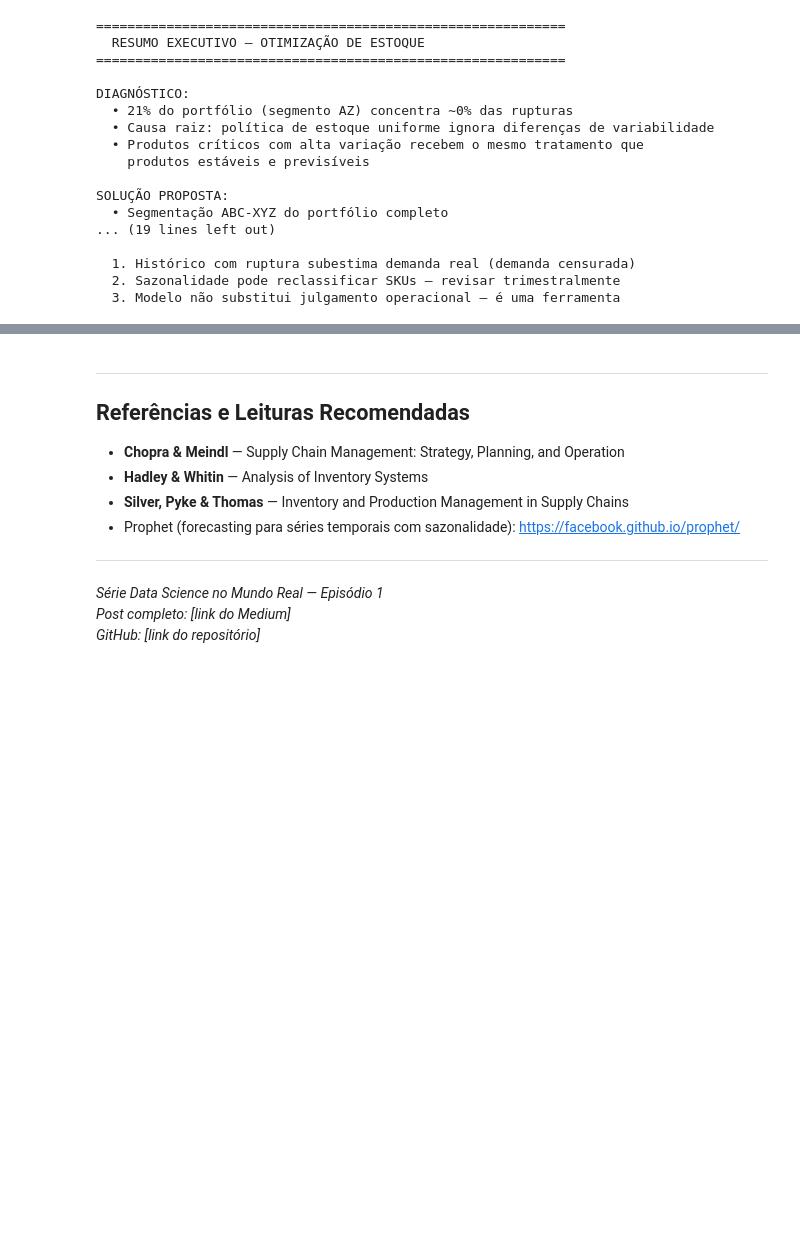
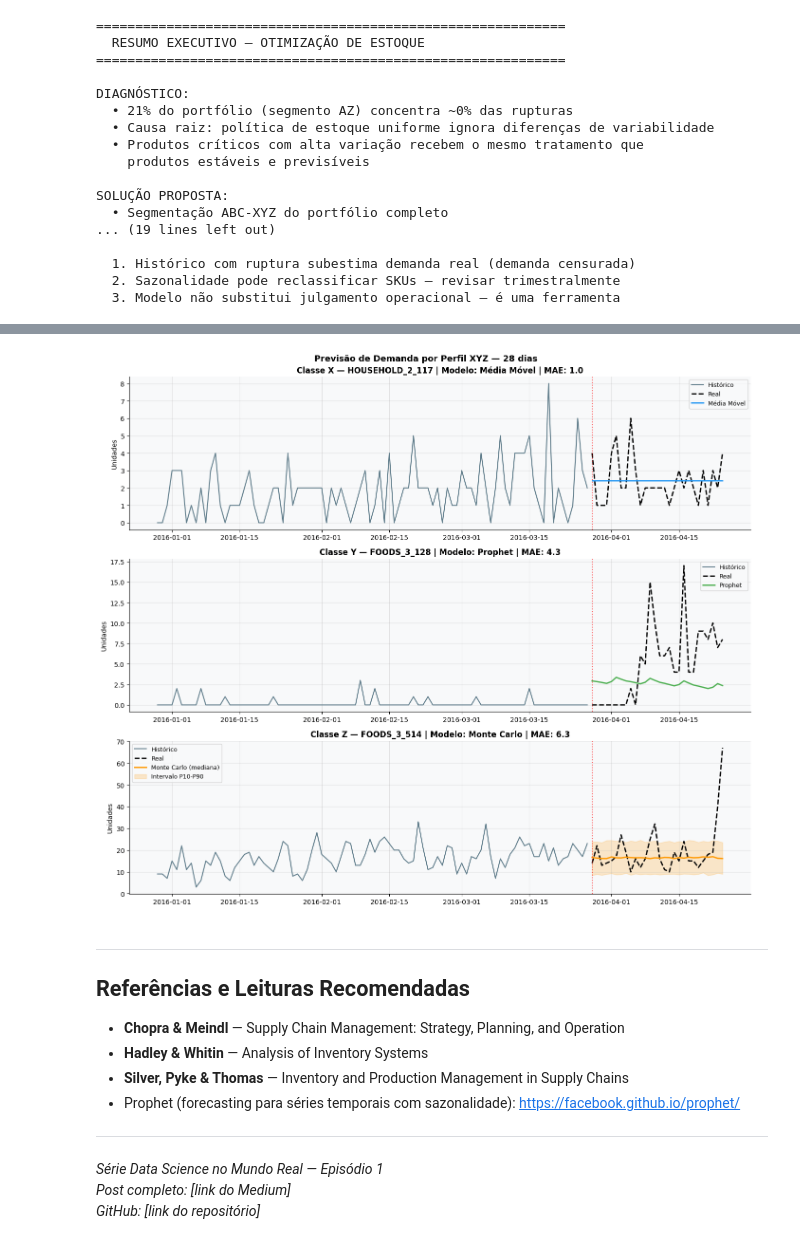
Before and after one commit to petrugeral/Real_world_DS_Stock, a Jupyter notebook: ep01_notebook.ipynb, the cells around one changed output, grey strips where cells are left out. Cells and saved outputs as stored; diff of their text form; code cells hidden in the pictures; blank space fills up the shorter version.

```diff
--- a/ep01_notebook.ipynb
+++ b/ep01_notebook.ipynb
@@ -859,0 +1099,2 @@ SOLUÇÃO PROPOSTA:
+# %%
+datas = pd.to_datetime(calendar.set_index('d').loc[colunas_d, 'date'])
@@ -859,0 +1283,60 @@ SOLUÇÃO PROPOSTA:
+# %%
+# =============================================
+# VISUALIZAÇÃO — 1 item de cada classe
+# =============================================
+
+fig, axes = plt.subplots(3, 1, figsize=(14, 12))
+fig.suptitle('Previsão de Demanda por Perfil XYZ — 28 dias',
+             fontsize=13, fontweight='bold')
+
+exemplos = [
+    ('X', itens_X[0], 'Média Móvel',   '#2196F3'),
+    ('Y', itens_Y[0], 'Prophet',        '#4CAF50'),
+    ('Z', itens_Z[0], 'Monte Carlo',    '#FF9800'),
+]
+
+for i, (classe, item_id, nome_modelo, cor) in enumerate(exemplos):
+    ax = axes[i]
+
+    row = sales[sales['item_id'] == item_id]
+    serie = pd.Series(row[colunas_d].sum().values.astype(float), index=datas)
+    treino = serie.iloc[:-HORIZONTE]
+    real   = serie.iloc[-HORIZONTE:]
+
+    # Histórico (últimos 90 dias)
+    ax.plot(treino.iloc[-90:].index, treino.iloc[-90:].values,
+            color='#607D8B', lw=1.5, label='Histórico')
+
+    # Real
+    ax.plot(real.index, real.values,
+            color='black', lw=2, ls='--', label='Real')
+
+    # Previsão
+    if classe == 'X':
+        prev = prever_X_media_movel(treino, HORIZONTE)
+        ax.plot(prev.index, prev.values, color=cor, lw=2, label=nome_modelo)
+
+    elif classe == 'Y':
+        prev = prever_Y_prophet(treino, HORIZONTE)
+        ax.plot(prev.index, prev.values, color=cor, lw=2, label=nome_modelo)
+
+    elif classe == 'Z':
+        prev = prever_Z_monte_carlo(treino, HORIZONTE)
+        ax.plot(prev.index, prev['previsao'], color=cor, lw=2, label='Monte Carlo (mediana)')
+        ax.fill_between(prev.index, prev['p10'], prev['p90'],
+                        color=cor, alpha=0.2, label='Intervalo P10-P90')
+
+    mae = mean_absolute_error(real.values,
+          prev.values if classe != 'Z' else prev['previsao'].values)
+
+    ax.set_title(f'Classe {classe} — {item_id} | Modelo: {nome_modelo} | MAE: {mae:.1f}',
+                 fontweight='bold')
+    ax.set_ylabel('Unidades')
+    ax.legend(fontsize=9)
+    ax.grid(True, alpha=0.3)
+    ax.axvline(x=real.index[0], color='red', ls=':', alpha=0.6, label='Início previsão')
+
+plt.tight_layout()
+plt.savefig('previsao_xyz_modelos.png', dpi=150)
+plt.show()
+# %% [output]
@@ -860,3 +1345,4 @@ SOLUÇÃO PROPOSTA:
+[figure, added]
 # %% [markdown]
 ---
 
```
Also changed, not shown: parts of 15 cells of this notebook, 2 other files.
